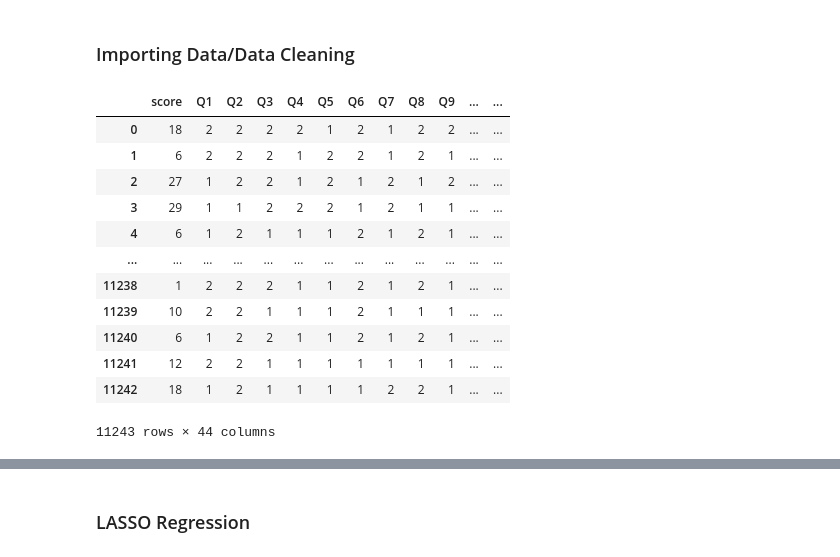
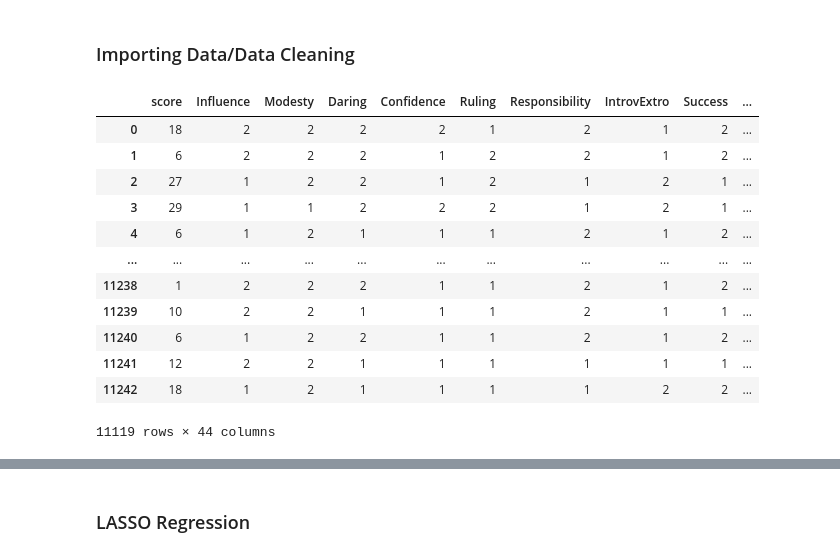
Before and after one commit to gspiga/STA160, a Jupyter notebook: LASSO.ipynb, the cells around one changed output, grey strips where cells are left out. Cells and saved outputs as stored; diff of their text form; code cells hidden in the pictures.

```diff
--- a/LASSO.ipynb
+++ b/LASSO.ipynb
@@ -25,20 +25,20 @@ import matplotlib.pyplot as plt
 # %% [markdown]
 ### Importing Data/Data Cleaning
 # %%
-df = pd.read_csv("Data/data.csv")
+df = pd.read_csv("Data/data_clean.csv", index_col=[0])
 df
 # %% [output]
-|  | score | Q1 | Q2 | Q3 | Q4 | Q5 | Q6 | Q7 | Q8 | Q9 | ... | ... |
-| 0 | 18 | 2 | 2 | 2 | 2 | 1 | 2 | 1 | 2 | 2 | ... | ... |
-| 1 | 6 | 2 | 2 | 2 | 1 | 2 | 2 | 1 | 2 | 1 | ... | ... |
-| 2 | 27 | 1 | 2 | 2 | 1 | 2 | 1 | 2 | 1 | 2 | ... | ... |
-| 3 | 29 | 1 | 1 | 2 | 2 | 2 | 1 | 2 | 1 | 1 | ... | ... |
-| 4 | 6 | 1 | 2 | 1 | 1 | 1 | 2 | 1 | 2 | 1 | ... | ... |
-| ... | ... | ... | ... | ... | ... | ... | ... | ... | ... | ... | ... | ... |
-| 11238 | 1 | 2 | 2 | 2 | 1 | 1 | 2 | 1 | 2 | 1 | ... | ... |
-| 11239 | 10 | 2 | 2 | 1 | 1 | 1 | 2 | 1 | 1 | 1 | ... | ... |
-| 11240 | 6 | 1 | 2 | 2 | 1 | 1 | 2 | 1 | 2 | 1 | ... | ... |
-| 11241 | 12 | 2 | 2 | 1 | 1 | 1 | 1 | 1 | 1 | 1 | ... | ... |
-| 11242 | 18 | 1 | 2 | 1 | 1 | 1 | 1 | 2 | 2 | 1 | ... | ... |
+|  | score | Influence | Modesty | Daring | Confidence | Ruling | Responsibility | IntrovExtro | Success | ... |
+| 0 | 18 | 2 | 2 | 2 | 2 | 1 | 2 | 1 | 2 | ... |
+| 1 | 6 | 2 | 2 | 2 | 1 | 2 | 2 | 1 | 2 | ... |
+| 2 | 27 | 1 | 2 | 2 | 1 | 2 | 1 | 2 | 1 | ... |
+| 3 | 29 | 1 | 1 | 2 | 2 | 2 | 1 | 2 | 1 | ... |
+| 4 | 6 | 1 | 2 | 1 | 1 | 1 | 2 | 1 | 2 | ... |
+| ... | ... | ... | ... | ... | ... | ... | ... | ... | ... | ... |
+| 11238 | 1 | 2 | 2 | 2 | 1 | 1 | 2 | 1 | 2 | ... |
+| 11239 | 10 | 2 | 2 | 1 | 1 | 1 | 2 | 1 | 1 | ... |
+| 11240 | 6 | 1 | 2 | 2 | 1 | 1 | 2 | 1 | 2 | ... |
+| 11241 | 12 | 2 | 2 | 1 | 1 | 1 | 1 | 1 | 1 | ... |
+| 11242 | 18 | 1 | 2 | 1 | 1 | 1 | 1 | 2 | 2 | ... |
-11243 rows × 44 columns
+11119 rows × 44 columns
 [interactive output not drawn]
```
Also changed, not shown: parts of 9 cells of this notebook.
